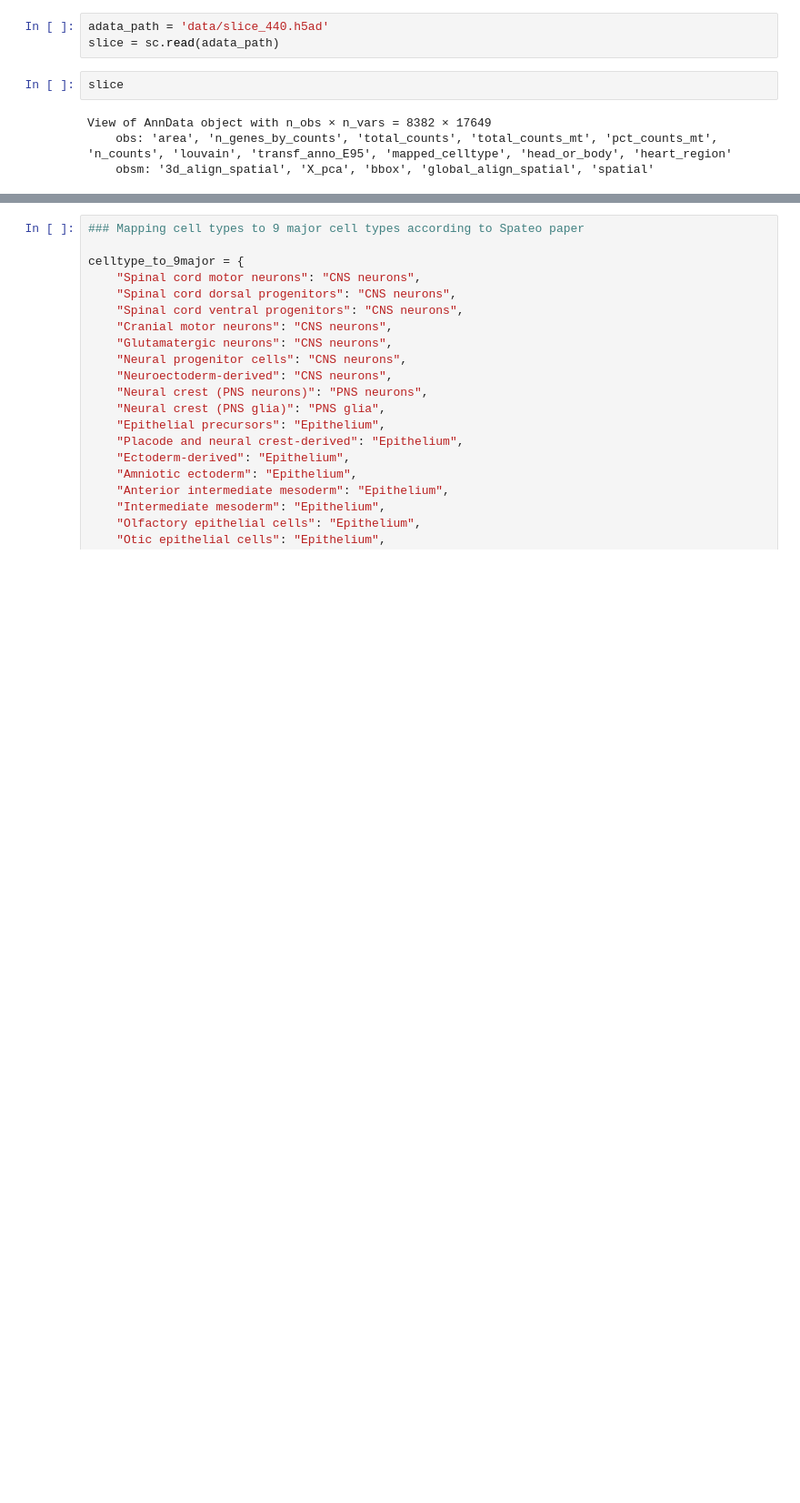
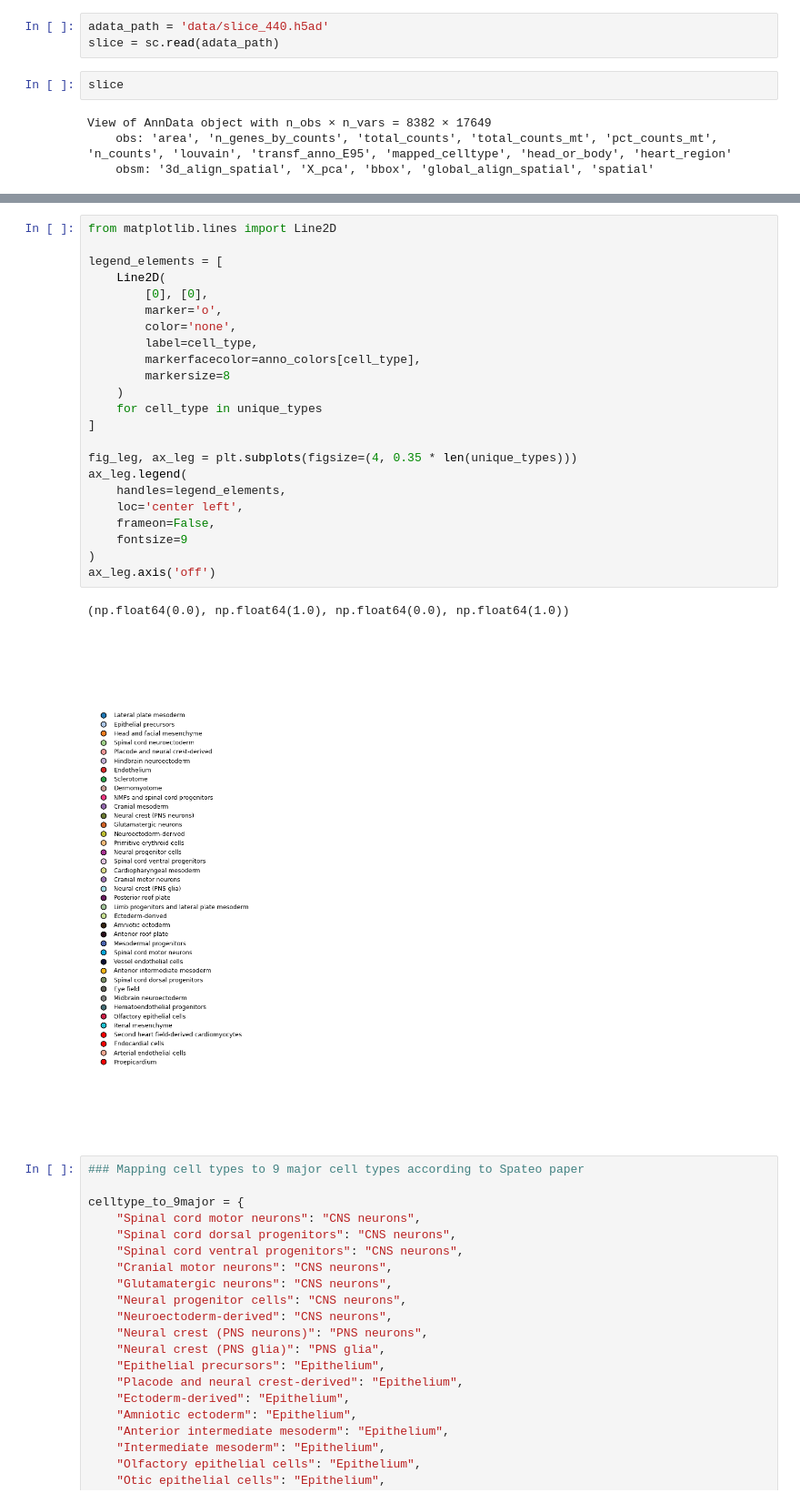
Before and after one commit to lanshui98/UniST-tutorial, a Jupyter notebook: docs/source/cell_annotation.ipynb, the cells around one changed output, grey strips where cells are left out. Shown at 91% size. Cells and saved outputs as stored; diff of their text form; blank space fills up the shorter version.

```diff
--- a/docs/source/cell_annotation.ipynb
+++ b/docs/source/cell_annotation.ipynb
@@ -78,3 +126,29 @@ View of AnnData object with n_obs × n_vars = 8382 × 17649
+# %%
+from matplotlib.lines import Line2D
+
+legend_elements = [
+    Line2D(
+        [0], [0],
+        marker='o',
+        color='none',
+        label=cell_type,
+        markerfacecolor=anno_colors[cell_type],
+        markersize=8
+    )
+    for cell_type in unique_types
+]
+
+fig_leg, ax_leg = plt.subplots(figsize=(4, 0.35 * len(unique_types)))
+ax_leg.legend(
+    handles=legend_elements,
+    loc='center left',
+    frameon=False,
+    fontsize=9
+)
+ax_leg.axis('off')
+# %% [output]
+(np.float64(0.0), np.float64(1.0), np.float64(0.0), np.float64(1.0))
+[figure, added]
 # %%
 ### Mapping cell types to 9 major cell types according to Spateo paper
 
```
Also changed, not shown: parts of 29 cells of this notebook.
